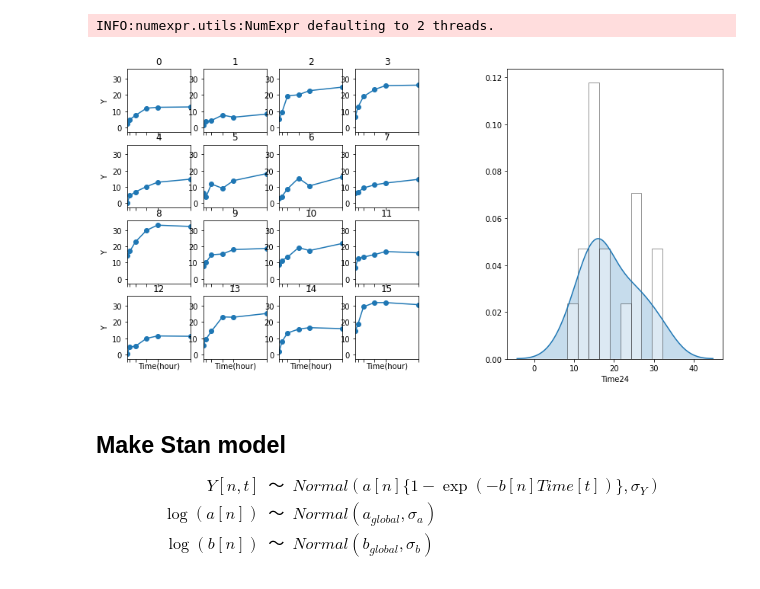
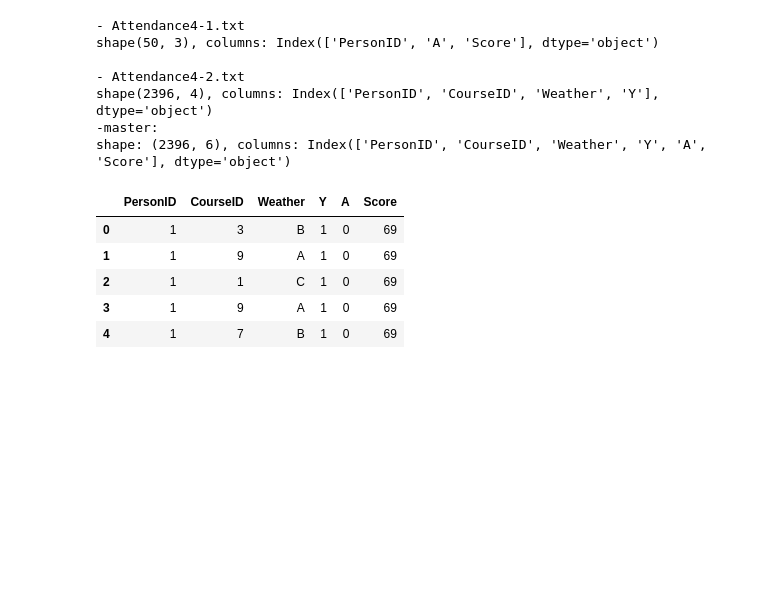
Before and after one commit to CobaMasa/RStan2PyStan, a Jupyter notebook: chapter8_3.ipynb, the cells around one changed output. Saved outputs shown, nothing was run; the diff lists cells and outputs as text; code cells hidden in the pictures; blank space fills up the shorter version.

```diff
--- a/chapter8_3.ipynb
+++ b/chapter8_3.ipynb
@@ -40,49 +25,25 @@ shape:  (16, 7)
-# %%
-# See what's happening
-## First of all, clean data
-import warnings
-warnings.filterwarnings('ignore') # Just ignore the messeges like 'Y is ambiguous!!' or something. Who cares.
-
-Time = [1, 2, 4, 8, 12, 24]
-d = pd.melt(frame=conc2, id_vars='PersonID', var_name='Time', value_name='Y')
-d['Time'] = d['Time'].map({'Time{}'.format(t): t for t in Time})
-
-## Visualization
-fig = plt.figure(figsize=(14, 7))
-gs_master = GridSpec(4, 8)
-
-
-### 1. Effect of medicine and its duration by each patients
-gs_1 = GridSpecFromSubplotSpec(nrows=4, ncols=4, subplot_spec=gs_master[:, :4])
-for idx, (row, col) in enumerate(np.ndindex(4, 4)):
-    ax = fig.add_subplot(gs_1[row, col])
-    ax.plot('Time', 'Y', data=d.query('PersonID==@idx +1'), ls='-', marker='o')
-
-    plt.setp(ax, title=idx, xlim=(d.Time.min(), d.Time.max()),  ylim=(d.Y.min()-3, d.Y.max()+3), xticks=Time, yticks=np.arange(0, 40, 10))
-    plt.setp(ax.get_xticklabels(), visible=False)
-    plt.setp(ax.get_xticklabels(), visible=False)
-    if row == 3:
-        plt.setp(ax, xlabel='Time(hour)')
-    if col == 0:
-        plt.setp(ax, ylabel='Y')
-
-### 2. Histgram about when the effect of the medicine has reached its peaked(Remaining effects in 24h aft injctn).
-gs_2 = GridSpecFromSubplotSpec(nrows=4, ncols=4, subplot_spec=gs_master[:, 5:])
-ax = fig.add_subplot(gs_2[:, :])
-hist_kwgs = {'facecolor': 'w', 'edgecolor': 'k'}
-kde_kwgs = {'shade': True}
-sns.distplot(d.query('Time==24')['Y'], bins=9, hist_kws=hist_kwgs, kde_kws=kde_kwgs, axlabel='Time24', ax=ax)
-
-plt.show();
-# %% [output]
-INFO:numexpr.utils:NumExpr defaulting to 2 threads.
-[figure, removed]
-# %% [markdown]
-## Make Stan model
-$$
-\begin{eqnarray}
-    Y[n, t]&〜&Normal(a[n]\{1-\exp(-b[n]Time[t])\}, \sigma_Y)\\
-    \log(a[n])&〜&Normal(a_{global}, \sigma_a)\\
-    \log(b[n])&〜&Normal(b_{global}, \sigma_b)
-\end{eqnarray}
-$$
+# %%
+base = 'drive/My Drive/Colab/RStanBook/chap08/input/'
+attend4_1 = pd.read_csv(base+'data-attendance-4-1.txt')
+attend4_2 = pd.read_csv(base+'data-attendance-4-2.txt')
+print('- Attendance4-1.txt\nshape{}, columns: {}'.format(attend4_1.shape, attend4_1.columns))
+print()
+print('- Attendance4-2.txt\nshape{}, columns: {}'.format(attend4_2.shape, attend4_2.columns))
+attend4_2.head()
+master = pd.merge(attend4_2, attend4_1, how='left', on=['PersonID'])
+print('-master:\nshape: {}, columns: {}'.format(master.shape, master.columns))
+master.head()
+# %% [output]
+- Attendance4-1.txt
+shape(50, 3), columns: Index(['PersonID', 'A', 'Score'], dtype='object')
+
+- Attendance4-2.txt
+shape(2396, 4), columns: Index(['PersonID', 'CourseID', 'Weather', 'Y'], dtype='object')
+-master:
+shape: (2396, 6), columns: Index(['PersonID', 'CourseID', 'Weather', 'Y', 'A', 'Score'], dtype='object')
+|  | PersonID | CourseID | Weather | Y | A | Score |
+| 0 | 1 | 3 | B | 1 | 0 | 69 |
+| 1 | 1 | 9 | A | 1 | 0 | 69 |
+| 2 | 1 | 1 | C | 1 | 0 | 69 |
+| 3 | 1 | 9 | A | 1 | 0 | 69 |
+| 4 | 1 | 7 | B | 1 | 0 | 69 |
```
Also changed, not shown: parts of 11 cells of this notebook.
